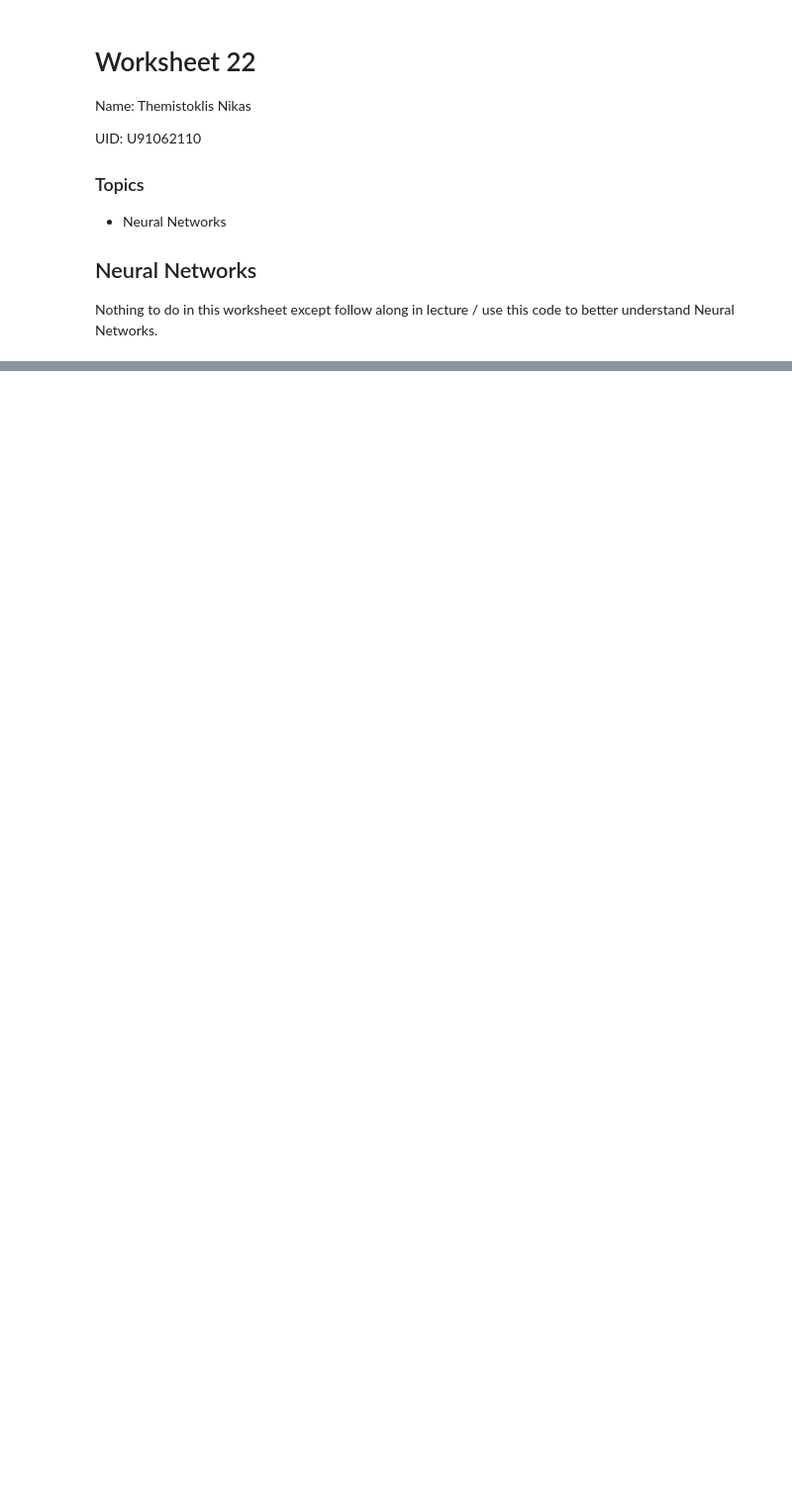
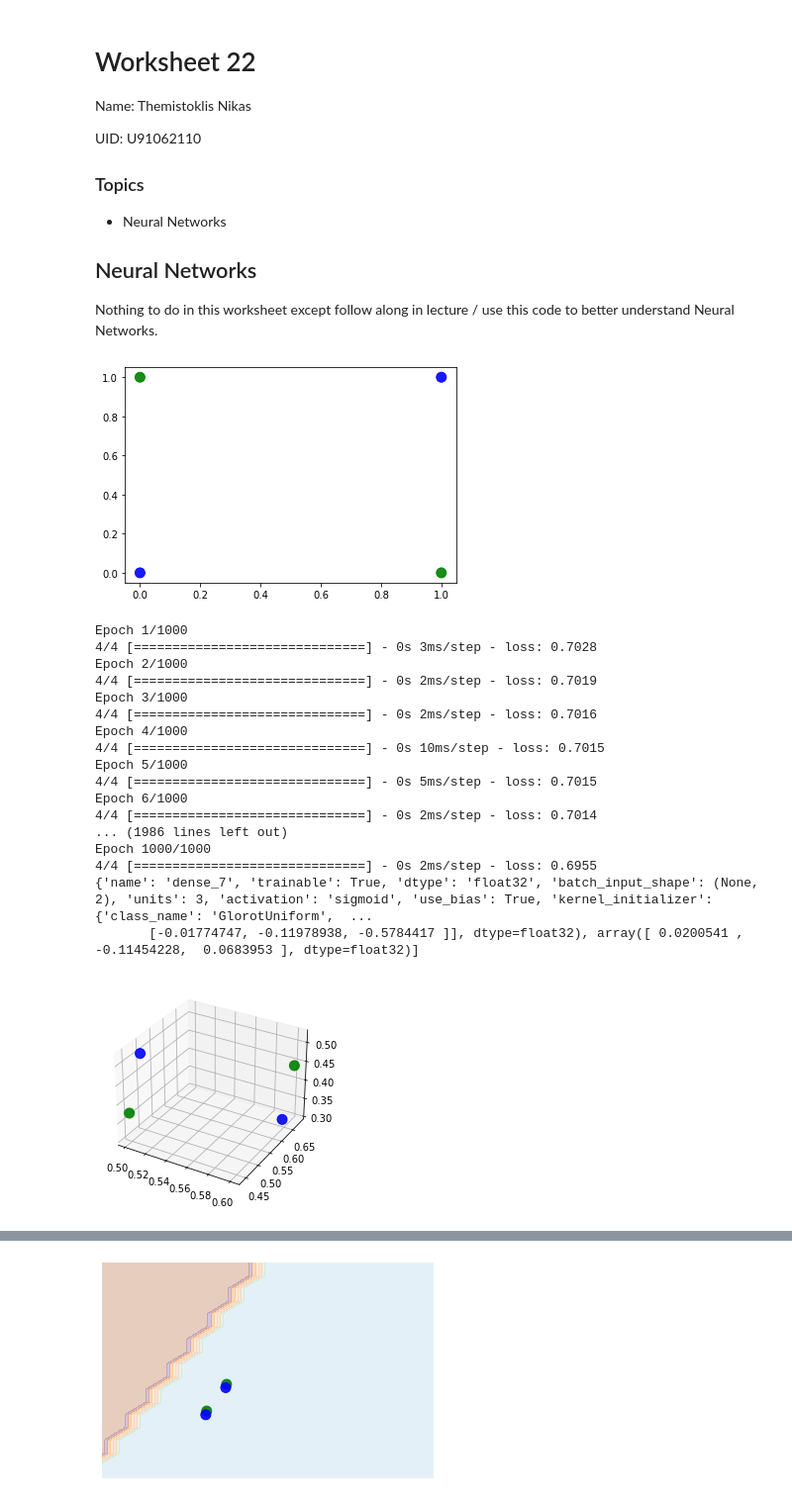
Before and after one commit to tnikas/Data-Science-Fundamentals, a Jupyter notebook: lecture_22/worksheet_22.ipynb, the cells around one changed output, grey strips where cells are left out. Shown at 99% size. Drawn from its saved outputs; the diff is of its cells as text; code cells hidden in the pictures; blank space fills up the shorter version.

```diff
--- a/lecture_22/worksheet_22.ipynb
+++ b/lecture_22/worksheet_22.ipynb
@@ -77,7 +77,7 @@ PLOT_HIDDEN_LAYER_3D = True
 
 # The model - modify this
 model = keras.models.Sequential()
-model.add(layers.Dense(2, input_dim=2, activation="sigmoid"))
+model.add(layers.Dense(3, input_dim=2, activation="sigmoid")) # number of neurons in the hidden layer
 model.add(layers.Dense(1, activation="sigmoid"))
 model.compile(loss="binary_crossentropy")
 
@@ -170,30 +170,50 @@ if PLOT_HIDDEN_LAYER_3D:
     T = intermediateModel.predict(layerVals)
     T = np.array([0 if x < .5 else 1 for x in T])
     T = T.reshape(layerVals[:, 0].shape)
     ax.scatter(layerVals[:, 0], layerVals[:, 1], color=colors[T].tolist(), s=100, alpha=.9) # plot in 2D
     plt.show()
 
 # Plot the decision boundary
 
 # create a mesh to plot in
 h = .02  # step size in the mesh
 x_min, x_max = X[:, 0].min() - .5, X[:, 0].max() + 1
 y_min, y_max = X[:, 1].min() - .5, X[:, 1].max() + 1
 xx, yy = np.meshgrid(np.arange(x_min, x_max, h),
                      np.arange(y_min, y_max, h))
 meshData = np.c_[xx.ravel(), yy.ravel()]
 
 fig, ax = plt.subplots()
 Z = model.predict(meshData)
 Z = np.array([0 if x < .5 else 1 for x in Z])
 Z = Z.reshape(xx.shape)
 ax.contourf(xx, yy, Z, alpha=.3, cmap=plt.cm.Paired)
 ax.axis('off')
 
 # Plot also the training points
 T = model.predict(X)
 T = np.array([0 if x < .5 else 1 for x in T])
 T = T.reshape(X[:,0].shape)
 ax.scatter(X[:, 0], X[:, 1], color=colors[T].tolist(), s=100, alpha=.9)
 plt.title("Decision Boundary")
 plt.show()
+# %% [output]
+[figure, added]
+Epoch 1/1000
+4/4 [==============================] - 0s 3ms/step - loss: 0.7028
+Epoch 2/1000
+4/4 [==============================] - 0s 2ms/step - loss: 0.7019
+Epoch 3/1000
+4/4 [==============================] - 0s 2ms/step - loss: 0.7016
+Epoch 4/1000
+4/4 [==============================] - 0s 10ms/step - loss: 0.7015
+Epoch 5/1000
+4/4 [==============================] - 0s 5ms/step - loss: 0.7015
+Epoch 6/1000
+4/4 [==============================] - 0s 2ms/step - loss: 0.7014
+... (1986 lines left out)
+Epoch 1000/1000
+4/4 [==============================] - 0s 2ms/step - loss: 0.6955
+{'name': 'dense_7', 'trainable': True, 'dtype': 'float32', 'batch_input_shape': (None, 2), 'units': 3, 'activation': 'sigmoid', 'use_bias': True, 'kernel_initializer': {'class_name': 'GlorotUniform',  ...
+       [-0.01774747, -0.11978938, -0.5784417 ]], dtype=float32), array([ 0.0200541 , -0.11454228,  0.0683953 ], dtype=float32)]
+[figure, added]
@@ -199,0 +222 @@ plt.show()
+[figure, added]
```
Also changed, not shown: parts of 1 cell of this notebook.
